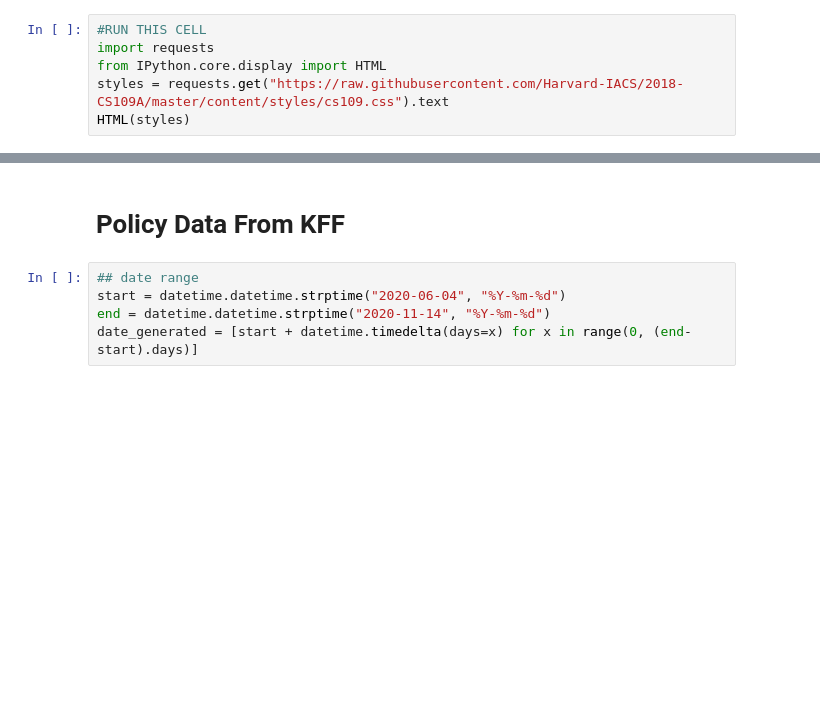
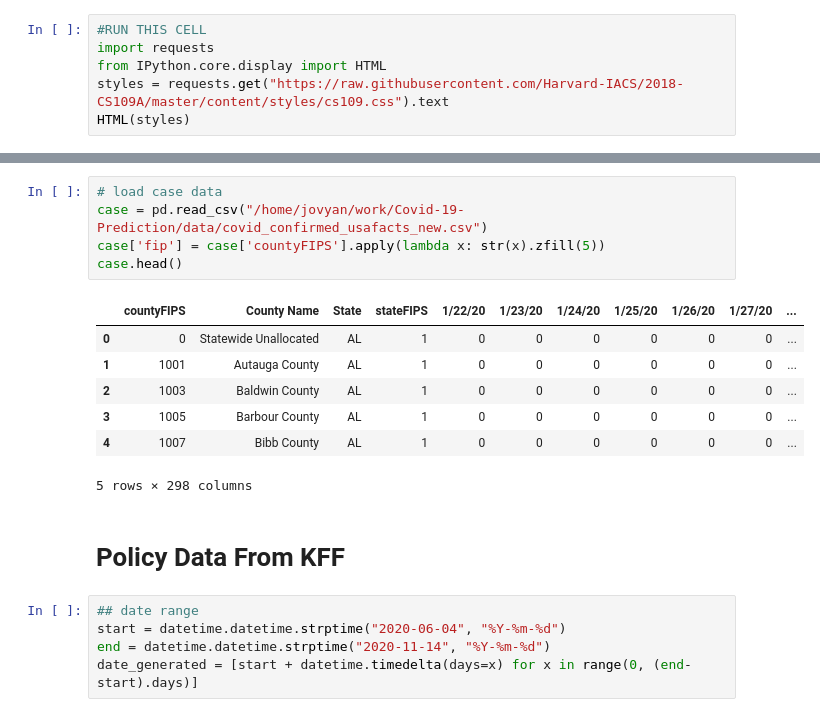
Before and after one commit to 209a-final-project/Covid-19-Prediction, a Jupyter notebook: EDA/policy_data_eda.ipynb, the cells around one changed output, grey strips where cells are left out. Cells and saved outputs as stored; diff of their text form; blank space fills up the shorter version.

```diff
--- a/EDA/policy_data_eda.ipynb
+++ b/EDA/policy_data_eda.ipynb
@@ -21,3 +71,16 @@ import matplotlib.pyplot as plt
+# %%
+# load case data
+case = pd.read_csv("/home/jovyan/work/Covid-19-Prediction/data/covid_confirmed_usafacts_new.csv")
+case['fip'] = case['countyFIPS'].apply(lambda x: str(x).zfill(5))
+case.head()
+# %% [output]
+|  | countyFIPS | County Name | State | stateFIPS | 1/22/20 | 1/23/20 | 1/24/20 | 1/25/20 | 1/26/20 | 1/27/20 | ... |
+| 0 | 0 | Statewide Unallocated | AL | 1 | 0 | 0 | 0 | 0 | 0 | 0 | ... |
+| 1 | 1001 | Autauga County | AL | 1 | 0 | 0 | 0 | 0 | 0 | 0 | ... |
+| 2 | 1003 | Baldwin County | AL | 1 | 0 | 0 | 0 | 0 | 0 | 0 | ... |
+| 3 | 1005 | Barbour County | AL | 1 | 0 | 0 | 0 | 0 | 0 | 0 | ... |
+| 4 | 1007 | Bibb County | AL | 1 | 0 | 0 | 0 | 0 | 0 | 0 | ... |
+5 rows × 298 columns
 # %% [markdown]
 # Policy Data From KFF
 # %%
```
Also changed, not shown: parts of 5 cells of this notebook, 4 other files.
